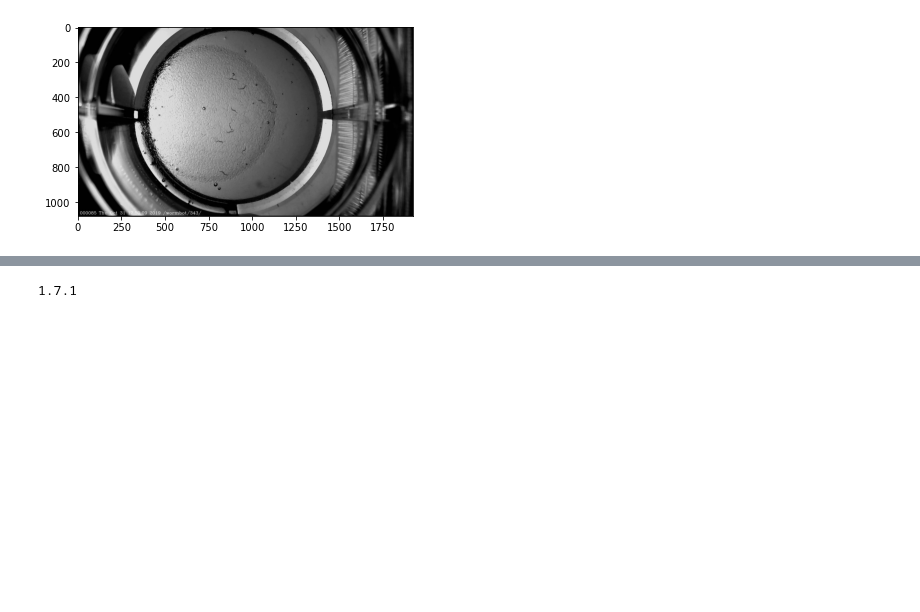
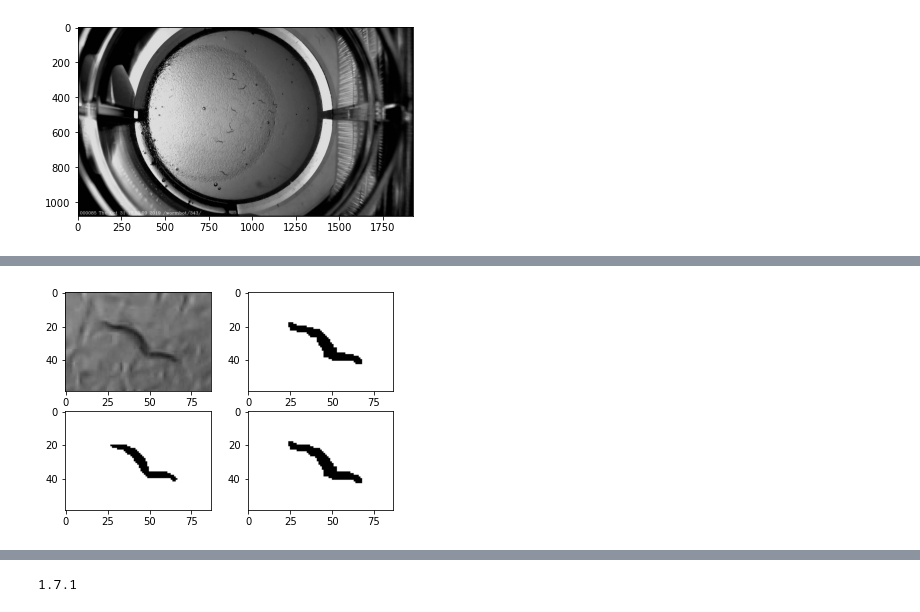
Before and after one commit to paolobif/WormYolo3, a Jupyter notebook: Worm Segmenter.ipynb, the cells around one changed output, grey strips where cells are left out. Drawn from its saved outputs; the diff is of its cells as text; code cells hidden in the pictures; blank space fills up the shorter version.

```diff
--- a/Worm Segmenter.ipynb
+++ b/Worm Segmenter.ipynb
@@ -30 +26,16 @@ The history saving thread hit an unexpected error (OperationalError('database or
+# %%
+def grabcut2mask(image,buffer,newmask, oldmask):
+    mask = oldmask
+    #x1, y1, x2, y2, *_ = outputs
+    mask[mask == 0] = 1
+    mask[mask==255] = 0
+    mask[newmask == 0] = 1
+    #mask[newmask == 255] = 0
+    fgModel = np.zeros((1, 65), dtype="float")
+    bgModel = np.zeros((1, 65), dtype="float")
+    mask, bgdModel, fgdModel = cv2.grabCut(image,mask,None,bgModel,fgModel,5,cv2.GC_INIT_WITH_MASK)
+
+    mask2 = np.where((mask==2)|(mask==0),0,1).astype('uint8')
+    image2 = image*mask2[:,:,np.newaxis]
+    return(image2)
 # %%
@@ -110,0 +92,58 @@ cv2.imwrite("C:/Users/benja/Desktop/NN_alive_dead_training_vids/skeletonworms.pn
+# %%
+csv_path = "D:/NN_alive_dead_training_vids/csv_test_space/343_86_NN.csv"
+im_path ="D:/NN_alive_dead_training_vids/img_test_space/343_86_NN.png"
+img_base = cv2.imread(im_path)
+# %%
+x1=806
+y1=821
+x2=863
+y2=850
+buffer = 15
+croppedLarge = img_base[(y1-buffer):(y2+buffer),(x1-buffer):(x2+buffer)]
+
+
+
+###canny
+v=np.percentile(croppedLarge,99.99)
+sigma = 0.33
+lower = int(max(0, (1.0 - sigma) * v))
+upper = int(min(255, (1.0 + sigma) * v))
+edged = cv2.Canny(croppedLarge, lower, upper)
+kernel = np.ones((6,6),np.uint8)
+opening = cv2.morphologyEx(edged, cv2.MORPH_CLOSE, kernel)
+kernel = np.ones((3,3),np.uint8)
+closing = cv2.morphologyEx(opening, cv2.MORPH_OPEN, kernel)
+nb_components, output, stats, centroids = cv2.connectedComponentsWithStats(closing, connectivity=4)
+max_label, max_size = max([(i, stats[i, cv2.CC_STAT_AREA]) for i in range(1, nb_components)], key=lambda x: x[1])
+img2 = np.zeros(output.shape)
+img2[output == max_label] = 255
+img3 = np.uint8(img2)
+
+
+img3gc = img3
+img3gc = cv2.bitwise_not(img3gc)
+
+img3 = cv2.cvtColor(img3, cv2.COLOR_GRAY2BGR)
+
+
+###grabcut
+imggrab = grabcut2(croppedLarge,x1,y1,x2,y2,buffer)
+imggrab = cv2.bitwise_not(imggrab)
+imggrab = cv2.threshold(imggrab, 254, 255, cv2.THRESH_BINARY)[1]
+
+###grabcut
+imggrabm2 = cv2.cvtColor(imggrab, cv2.COLOR_BGR2GRAY)
+imggrabmask = grabcut2mask(croppedLarge,buffer,img3gc,imggrabm2)
+imggrabmask = cv2.bitwise_not(imggrabmask)
+imggrabmask = cv2.threshold(imggrabmask, 254, 255, cv2.THRESH_BINARY)[1]
+
+
+plt.ioff()
+f, axarr = plt.subplots(2,2)
+axarr[0,0].imshow(croppedLarge) #base
+axarr[0,1].imshow(img3gc, cmap="gray") #cannycv
+axarr[1,0].imshow(imggrab)
+axarr[1,1].imshow(imggrabmask)
+plt.show()
+# %% [output]
+[figure, added]
```
Also changed, not shown: parts of 12 cells of this notebook, 6 other files.
